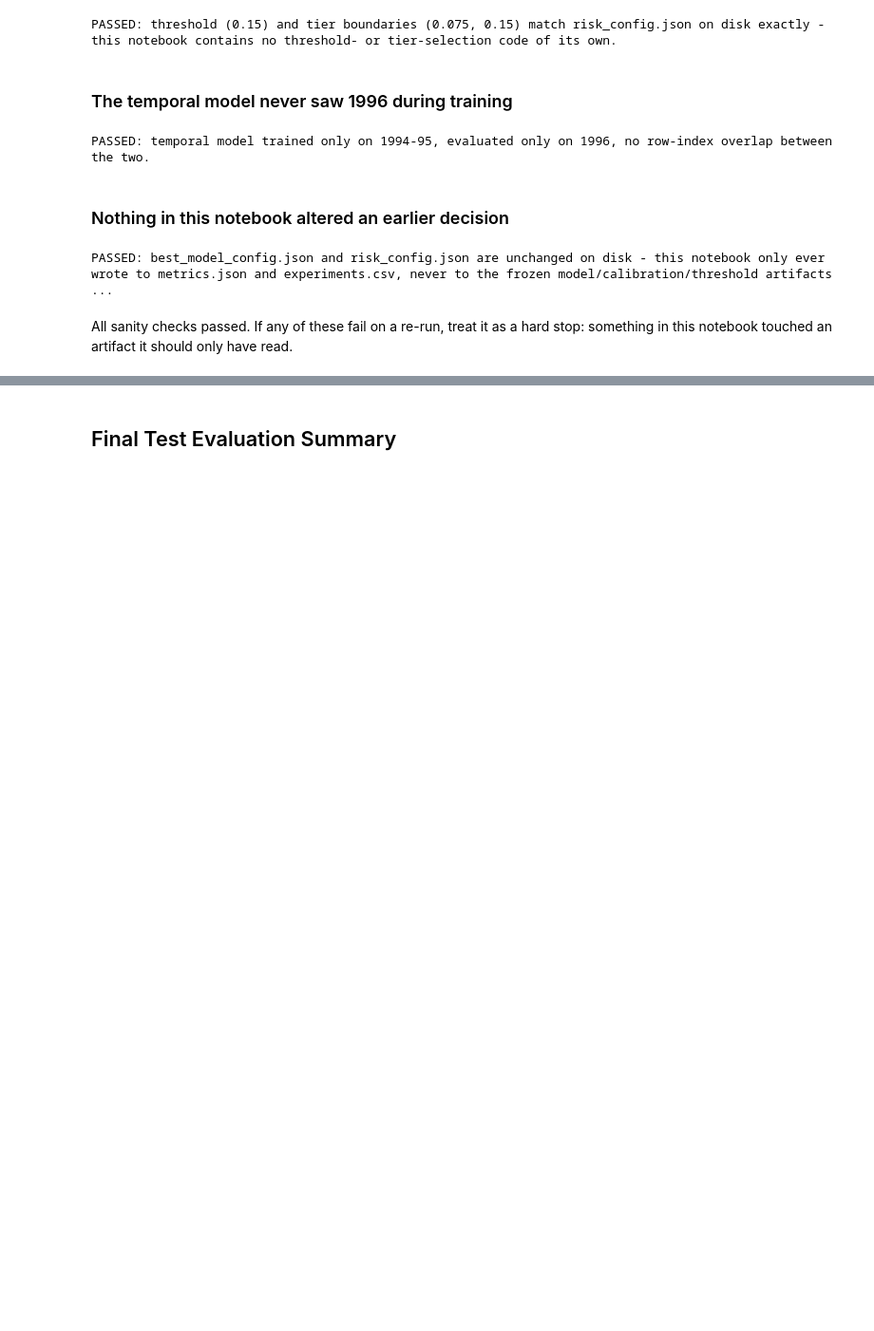
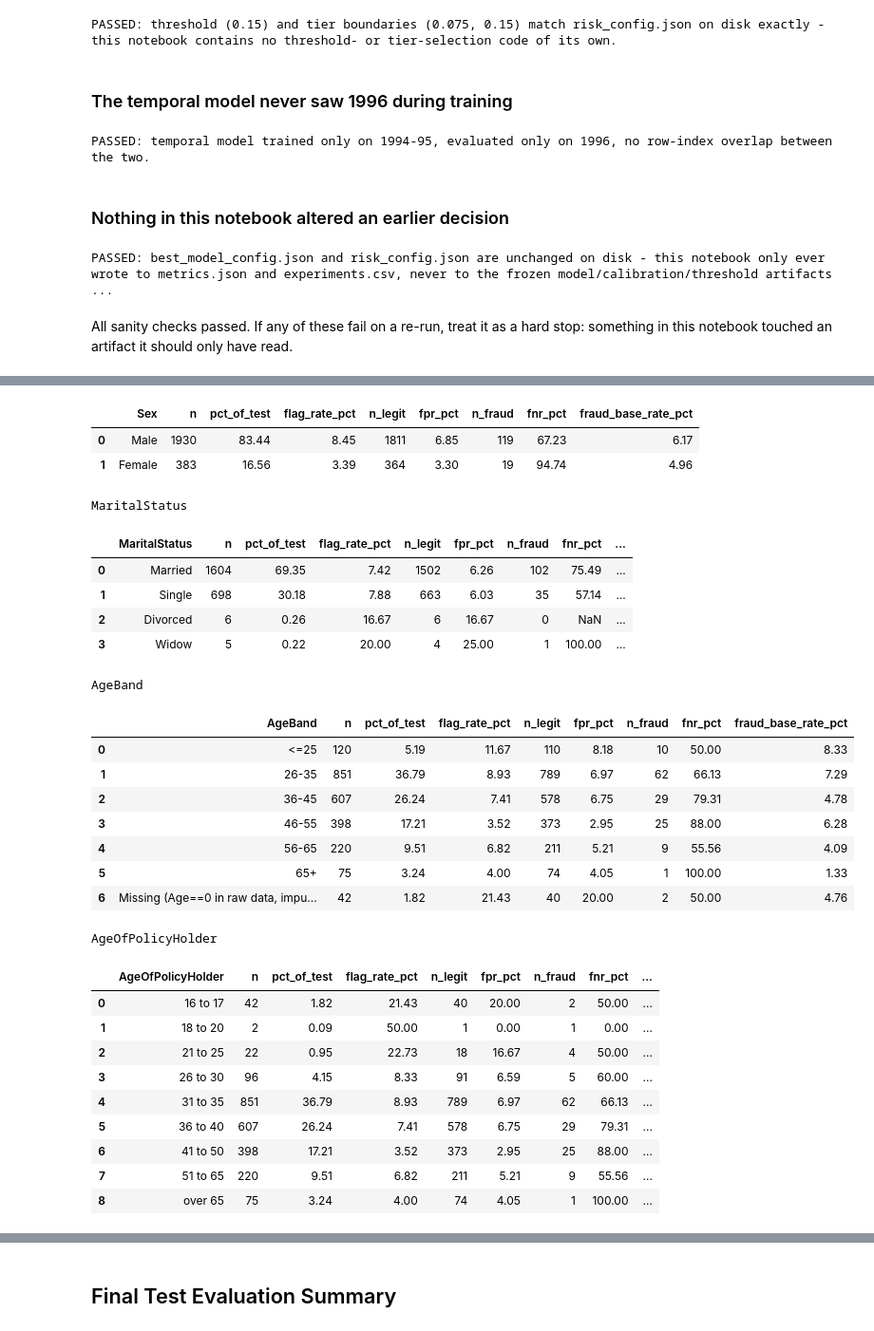
Before and after one commit to leen449/insurance-fraud-detection, a Jupyter notebook: notebooks/06_final_test_evaluation.ipynb, the cells around one changed output, grey strips where cells are left out. Shown at 95% size. Cells and saved outputs as stored; diff of their text form; code cells hidden in the pictures; blank space fills up the shorter version.

```diff
--- a/notebooks/06_final_test_evaluation.ipynb
+++ b/notebooks/06_final_test_evaluation.ipynb
@@ -1034,0 +1166,51 @@ have read.
+# %%
+def fairness_group_table(df: pd.DataFrame, group_col: str, category_order: list = None) -> pd.DataFrame:
+    """Per-group flag rate / FPR / FNR / fraud base rate at the already-frozen
+    threshold - pure slicing of audit_df's 'flagged'/'y_true' columns, group by
+    group. No metric here is recomputed with a different threshold, refit, or
+    adjusted for any subgroup."""
+    total_n = len(df)
+    rows = []
+    for group_value, group_df in df.groupby(group_col, observed=True):
+        n = len(group_df)
+        legit = group_df.loc[group_df["y_true"] == 0]
+        fraud = group_df.loc[group_df["y_true"] == 1]
+        n_legit, n_fraud = len(legit), len(fraud)
+        rows.append({
+            group_col: group_value,
+            "n": n,
+            "pct_of_test": round(100 * n / total_n, 2),
+            "flag_rate_pct": round(100 * group_df["flagged"].mean(), 2),
+            "n_legit": n_legit,
+            "fpr_pct": round(100 * legit["flagged"].mean(), 2) if n_legit > 0 else np.nan,
+            "n_fraud": n_fraud,
+            "fnr_pct": round(100 * (1 - fraud["flagged"].mean()), 2) if n_fraud > 0 else np.nan,
+            "fraud_base_rate_pct": round(100 * group_df["y_true"].mean(), 2),
+        })
+    out = pd.DataFrame(rows)
+    if category_order is not None:
+        present_order = [c for c in category_order if c in out[group_col].values]
+        present_order += sorted(v for v in out[group_col].values if v not in present_order)
+        out[group_col] = pd.Categorical(out[group_col], categories=present_order, ordered=True)
+        out = out.sort_values(group_col).reset_index(drop=True)
+    else:
+        out = out.sort_values("n", ascending=False).reset_index(drop=True)
+    return out
+
+
+AGE_OF_POLICY_HOLDER_ORDER = [
+    "16 to 17", "18 to 20", "21 to 25", "26 to 30", "31 to 35",
+    "36 to 40", "41 to 50", "51 to 65", "over 65",
+]
+
+fairness_tables = {
+    "Sex": fairness_group_table(audit_df, "Sex"),
+    "MaritalStatus": fairness_group_table(audit_df, "MaritalStatus"),
+    "AgeBand": fairness_group_table(audit_df, "AgeBand", category_order=AGE_BAND_LABELS + [AGE_MISSING_LABEL]),
+    "AgeOfPolicyHolder": fairness_group_table(audit_df, "AgeOfPolicyHolder", category_order=AGE_OF_POLICY_HOLDER_ORDER),
+}
+
+for name, table in fairness_tables.items():
+    print(f"\n{name}")
+    display(table)
+# %% [output]
@@ -1034,0 +1218,29 @@ have read.
+|  | Sex | n | pct_of_test | flag_rate_pct | n_legit | fpr_pct | n_fraud | fnr_pct | fraud_base_rate_pct |
+| 0 | Male | 1930 | 83.44 | 8.45 | 1811 | 6.85 | 119 | 67.23 | 6.17 |
+| 1 | Female | 383 | 16.56 | 3.39 | 364 | 3.30 | 19 | 94.74 | 4.96 |
+MaritalStatus
+|  | MaritalStatus | n | pct_of_test | flag_rate_pct | n_legit | fpr_pct | n_fraud | fnr_pct | ... |
+| 0 | Married | 1604 | 69.35 | 7.42 | 1502 | 6.26 | 102 | 75.49 | ... |
+| 1 | Single | 698 | 30.18 | 7.88 | 663 | 6.03 | 35 | 57.14 | ... |
+| 2 | Divorced | 6 | 0.26 | 16.67 | 6 | 16.67 | 0 | NaN | ... |
+| 3 | Widow | 5 | 0.22 | 20.00 | 4 | 25.00 | 1 | 100.00 | ... |
+AgeBand
+|  | AgeBand | n | pct_of_test | flag_rate_pct | n_legit | fpr_pct | n_fraud | fnr_pct | fraud_base_rate_pct |
+| 0 | <=25 | 120 | 5.19 | 11.67 | 110 | 8.18 | 10 | 50.00 | 8.33 |
+| 1 | 26-35 | 851 | 36.79 | 8.93 | 789 | 6.97 | 62 | 66.13 | 7.29 |
+| 2 | 36-45 | 607 | 26.24 | 7.41 | 578 | 6.75 | 29 | 79.31 | 4.78 |
+| 3 | 46-55 | 398 | 17.21 | 3.52 | 373 | 2.95 | 25 | 88.00 | 6.28 |
+| 4 | 56-65 | 220 | 9.51 | 6.82 | 211 | 5.21 | 9 | 55.56 | 4.09 |
+| 5 | 65+ | 75 | 3.24 | 4.00 | 74 | 4.05 | 1 | 100.00 | 1.33 |
+| 6 | Missing (Age==0 in raw data, impu... | 42 | 1.82 | 21.43 | 40 | 20.00 | 2 | 50.00 | 4.76 |
+AgeOfPolicyHolder
+|  | AgeOfPolicyHolder | n | pct_of_test | flag_rate_pct | n_legit | fpr_pct | n_fraud | fnr_pct | ... |
+| 0 | 16 to 17 | 42 | 1.82 | 21.43 | 40 | 20.00 | 2 | 50.00 | ... |
+| 1 | 18 to 20 | 2 | 0.09 | 50.00 | 1 | 0.00 | 1 | 0.00 | ... |
+| 2 | 21 to 25 | 22 | 0.95 | 22.73 | 18 | 16.67 | 4 | 50.00 | ... |
+| 3 | 26 to 30 | 96 | 4.15 | 8.33 | 91 | 6.59 | 5 | 60.00 | ... |
+| 4 | 31 to 35 | 851 | 36.79 | 8.93 | 789 | 6.97 | 62 | 66.13 | ... |
+| 5 | 36 to 40 | 607 | 26.24 | 7.41 | 578 | 6.75 | 29 | 79.31 | ... |
+| 6 | 41 to 50 | 398 | 17.21 | 3.52 | 373 | 2.95 | 25 | 88.00 | ... |
+| 7 | 51 to 65 | 220 | 9.51 | 6.82 | 211 | 5.21 | 9 | 55.56 | ... |
+| 8 | over 65 | 75 | 3.24 | 4.00 | 74 | 4.05 | 1 | 100.00 | ... |
```
Also changed, not shown: parts of 12 cells of this notebook, 4 other files.
